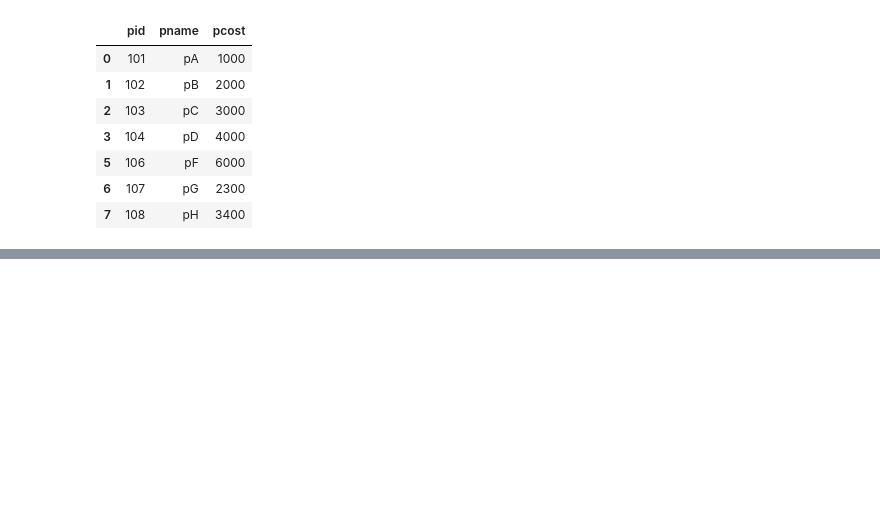
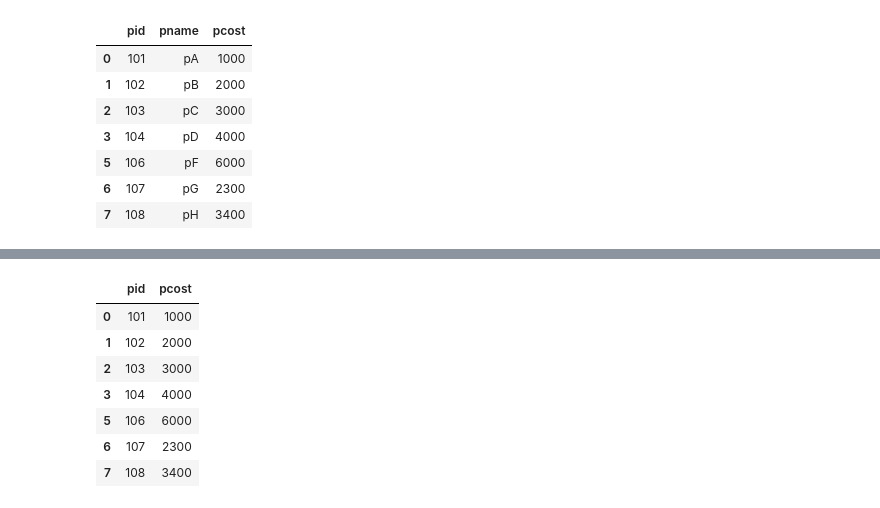
Before and after one commit to NehaParveen03/MLOps_Nov-, a Jupyter notebook: DAY1/DE-MLOps-1.ipynb, the cells around one changed output, grey strips where cells are left out. Cells and saved outputs as stored; diff of their text form; code cells hidden in the pictures; blank space fills up the shorter version.

```diff
--- a/DAY1/DE-MLOps-1.ipynb
+++ b/DAY1/DE-MLOps-1.ipynb
@@ -802,0 +819,11 @@ df2
+# %%
+df2.drop(columns='pname')
+# %% [output]
+|  | pid | pcost |
+| 0 | 101 | 1000 |
+| 1 | 102 | 2000 |
+| 2 | 103 | 3000 |
+| 3 | 104 | 4000 |
+| 5 | 106 | 6000 |
+| 6 | 107 | 2300 |
+| 7 | 108 | 3400 |
```
Also changed, not shown: parts of 33 cells of this notebook.
